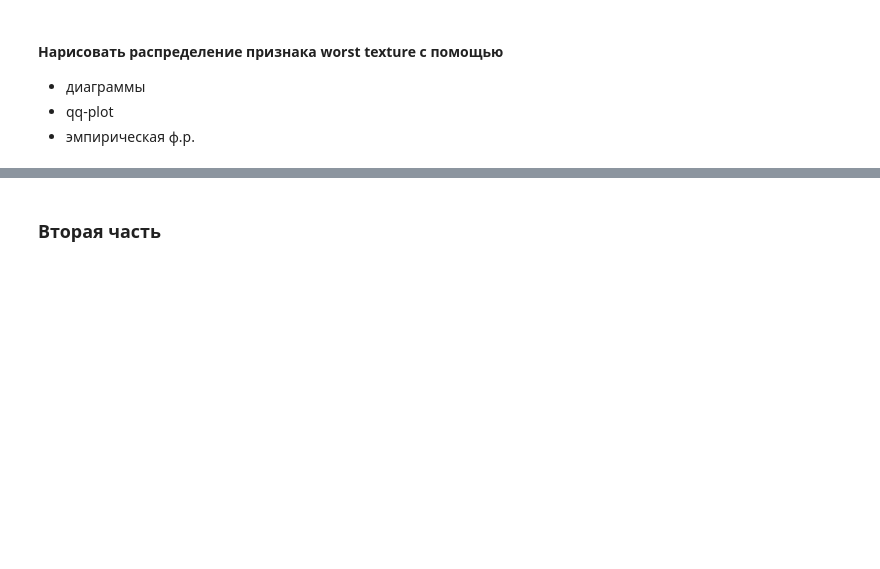
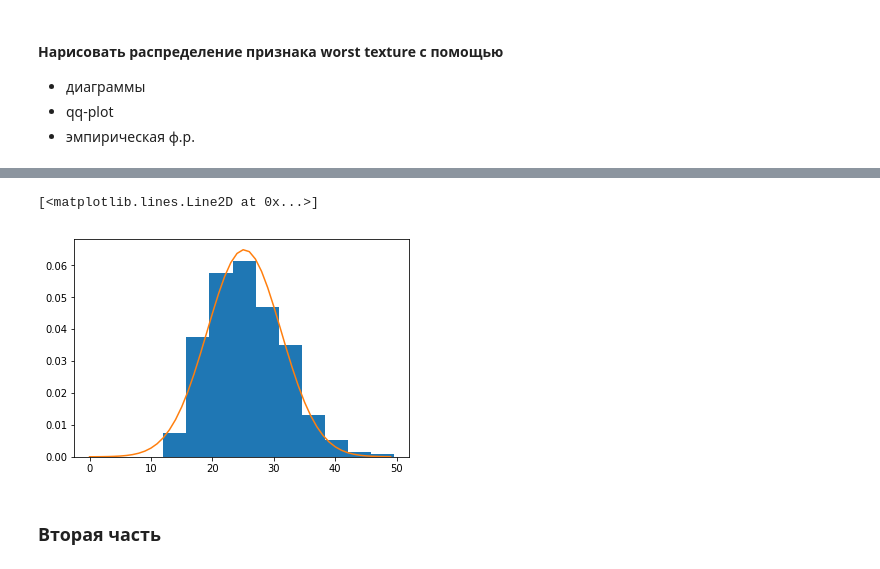
Before and after one commit to levprltsk/Python-Netology-HWs, a Jupyter notebook: HW3 Stat.ipynb, the cells around one changed output, grey strips where cells are left out. Drawn from its saved outputs; the diff is of its cells as text; code cells hidden in the pictures; blank space fills up the shorter version.

```diff
--- a/HW3 Stat.ipynb
+++ b/HW3 Stat.ipynb
@@ -93,3 +150,10 @@ corr
+# %%
+plt.hist(df['worst texture'], density = True)
+sp = np.linspace(0, 50)
+plt.plot(stats.norm(df['worst texture'].mean(), df['worst texture'].var()**0.5).pdf(sp))
+# %% [output]
+[<matplotlib.lines.Line2D at 0x...>]
+[figure, added]
 # %% [markdown]
 ### Вторая часть
 # %% [markdown]
```
Also changed, not shown: parts of 15 cells of this notebook.
